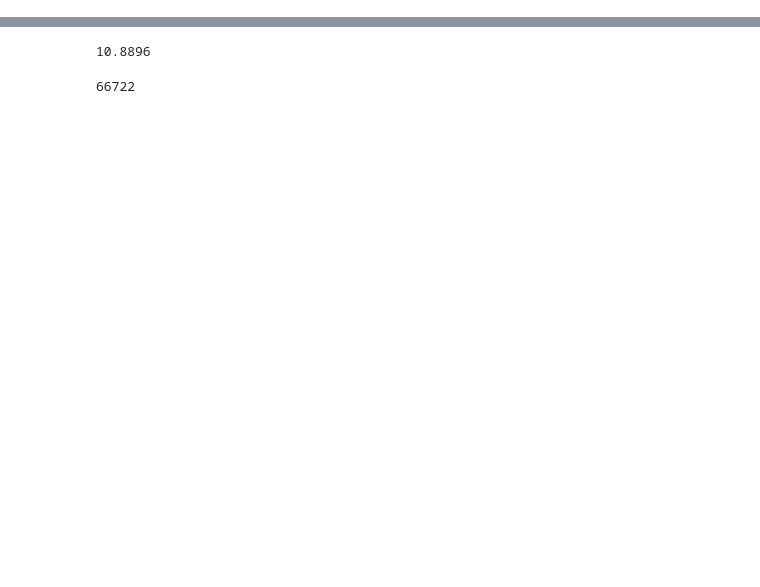
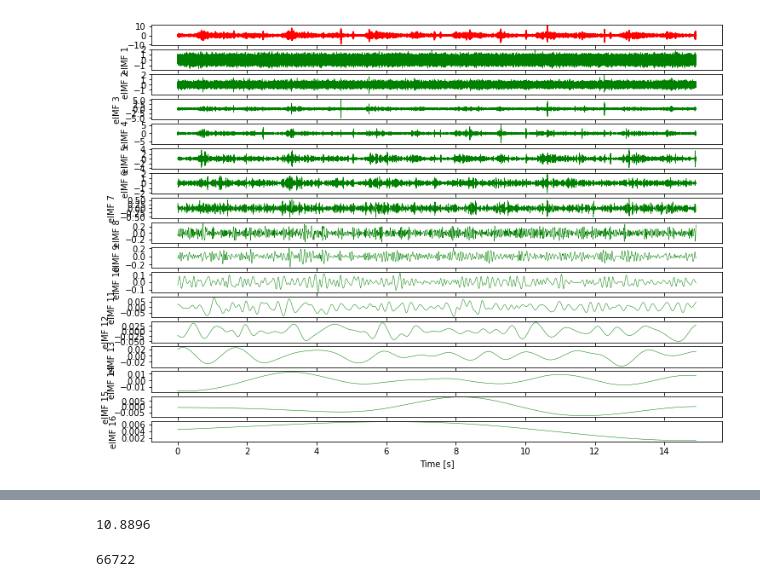
Before and after one commit to AndrineElse/AndrineElsetronning_Master2021, a Jupyter notebook: notebooks/filter_heart_sound_EMD.ipynb, the cells around one changed output, grey strips where cells are left out. Saved outputs shown, nothing was run; the diff lists cells and outputs as text; code cells hidden in the pictures; blank space fills up the shorter version.

```diff
--- a/notebooks/filter_heart_sound_EMD.ipynb
+++ b/notebooks/filter_heart_sound_EMD.ipynb
@@ -99,0 +103,30 @@ ipd.Audio(unfiltered, rate = sr)
+# %%
+m_imf = 20
+m_sift = 20
+m_trials = 2
+# Say we want detect extrema using parabolic method
+eemd = EEMD(trials=m_trials)
+eemd.spline_kind="slinear"
+eemd.FIXE = m_sift
+
+
+#filtered, index =  make_synthetic(audio, sr)
+# Execute EEMD on S
+eIMFs = eemd.eemd(audio, x, max_imf = m_imf)
+nIMFs = eIMFs.shape[0]
+
+# Plot results
+plt.figure(figsize=(12,9))
+plt.subplot(nIMFs+1, 1, 1)
+plt.plot(x, audio, 'r')
+
+for n in range(nIMFs):
+    plt.subplot(nIMFs+1, 1, n+2)
+    plt.plot(x, eIMFs[n], 'g', linewidth = 0.5)
+    plt.ylabel("eIMF %i" %(n+1))
+    plt.locator_params(axis='y', nbins=5)
+
+plt.xlabel("Time [s]")
+plt.show()
+# %% [output]
+[figure, added]
```
Also changed, not shown: parts of 10 cells of this notebook, 2 other files.
